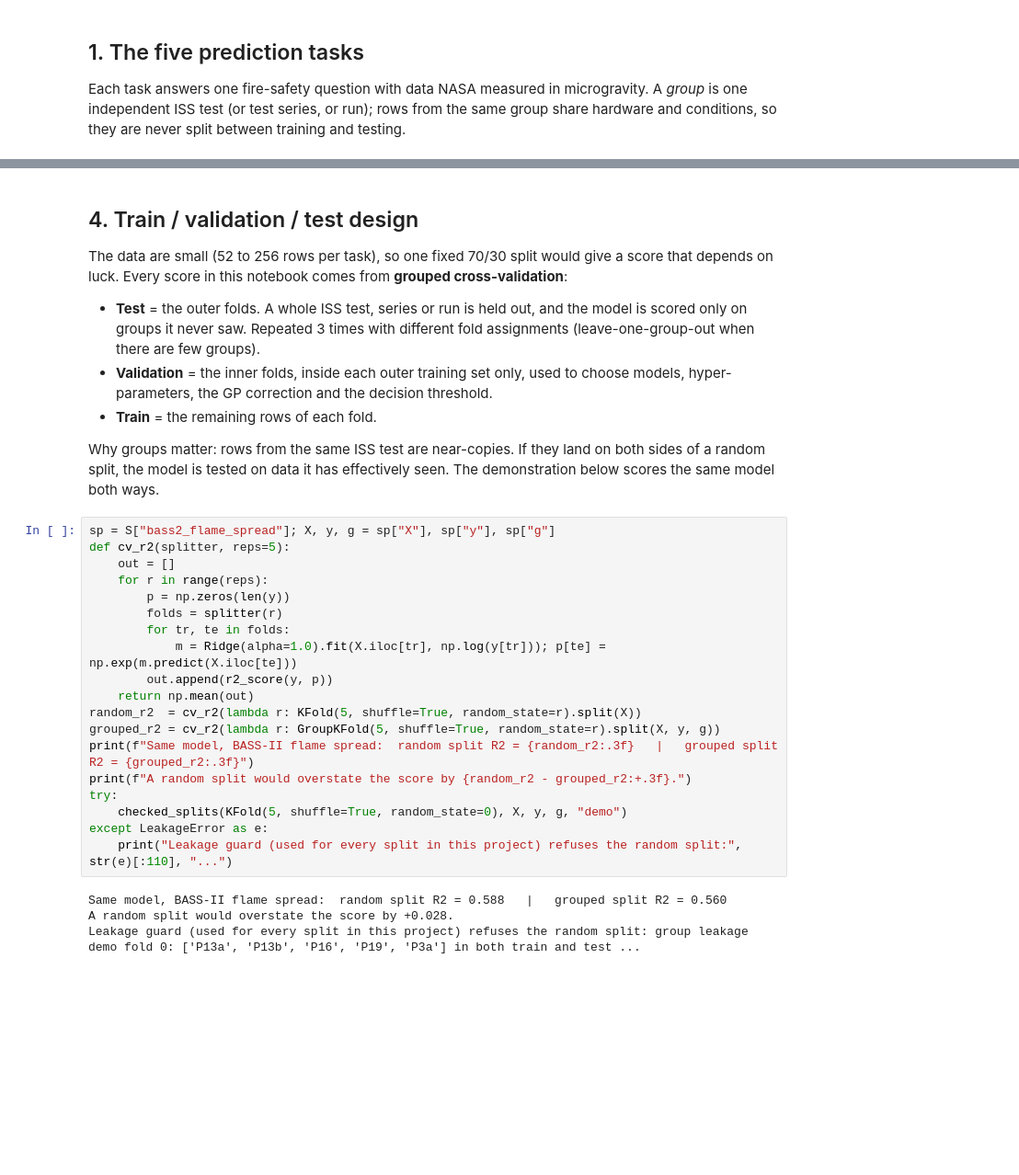
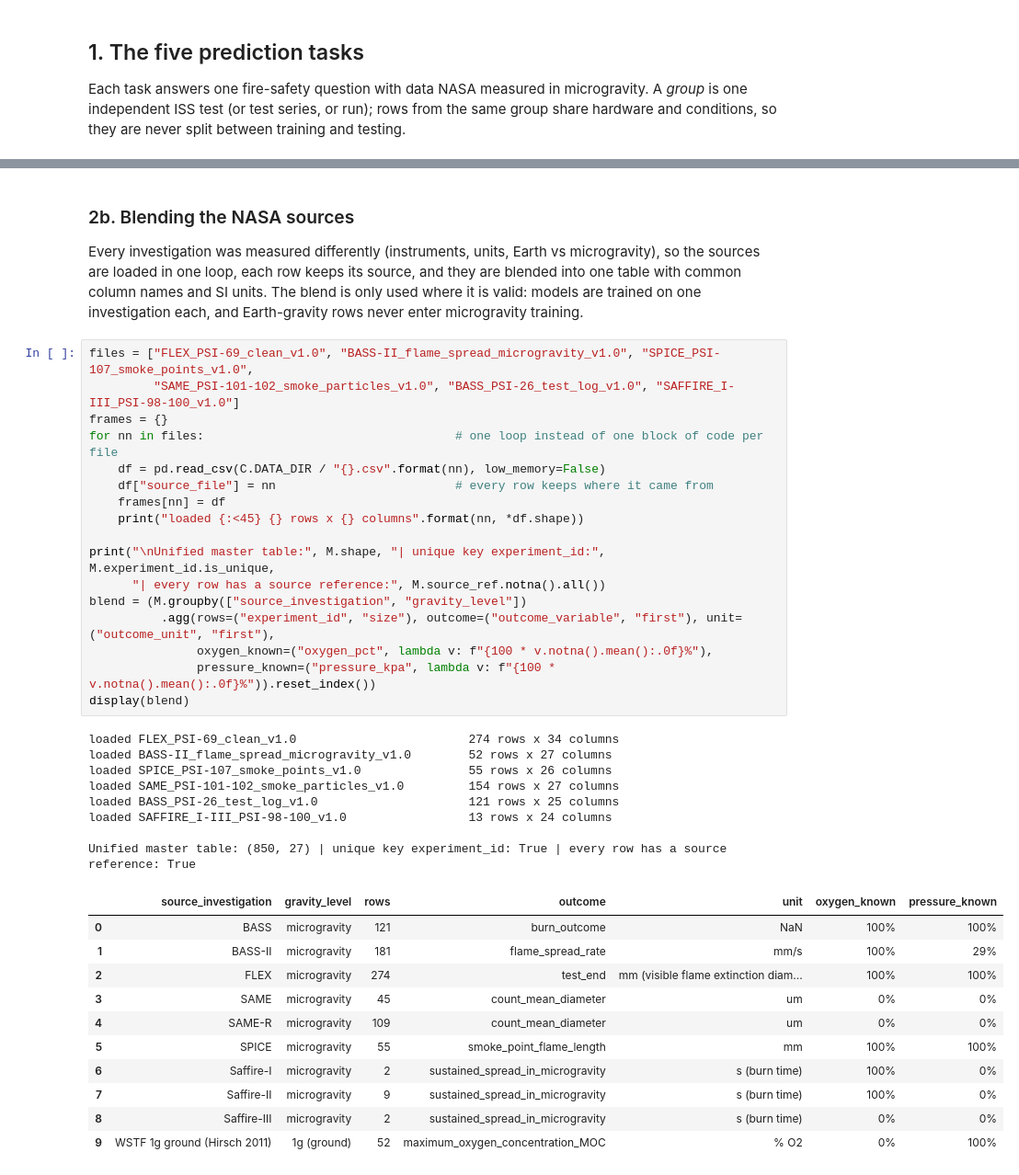
Before and after one commit to Dumbo-programmer/NASA-Space-Apps-2026, a Jupyter notebook: notebooks/AstraFlame_Full_ML_Pipeline.ipynb, the cells around one changed output, grey strips where cells are left out. Shown at 92% size. Drawn from its saved outputs; the diff is of its cells as text; blank space fills up the shorter version.

```diff
--- a/notebooks/AstraFlame_Full_ML_Pipeline.ipynb
+++ b/notebooks/AstraFlame_Full_ML_Pipeline.ipynb
@@ -154,34 +163,42 @@ Target-leak check: no feature is a copy of the target, every row has a group id
 # %% [markdown]
-## 4. Train / validation / test design
+### 2b. Blending the NASA sources
 
-The data are small (52 to 256 rows per task), so one fixed 70/30 split would give a score that depends on luck. Every score in this notebook comes from **grouped cross-validation**:
-
-* **Test** = the outer folds. A whole ISS test, series or run is held out, and the model is scored only on groups it never saw. Repeated 3 times with different fold assignments (leave-one-group-out when there are few groups).
-* **Validation** = the inner folds, inside each outer training set only, used to choose models, hyper-parameters, the GP correction and the decision threshold.
-* **Train** = the remaining rows of each fold.
-
-Why groups matter: rows from the same ISS test are near-copies. If they land on both sides of a random split, the model is tested on data it has effectively seen. The demonstration below scores the same model both ways.
+Every investigation was measured differently (instruments, units, Earth vs microgravity), so the sources are loaded in one loop, each row keeps its source, and they are blended into one table with common column names and SI units. The blend is only used where it is valid: models are trained on one investigation each, and Earth-gravity rows never enter microgravity training.
 # %%
-sp = S["bass2_flame_spread"]; X, y, g = sp["X"], sp["y"], sp["g"]
-def cv_r2(splitter, reps=5):
-    out = []
-    for r in range(reps):
-        p = np.zeros(len(y))
-        folds = splitter(r)
-        for tr, te in folds:
-            m = Ridge(alpha=1.0).fit(X.iloc[tr], np.log(y[tr])); p[te] = np.exp(m.predict(X.iloc[te]))
-        out.append(r2_score(y, p))
-    return np.mean(out)
-random_r2  = cv_r2(lambda r: KFold(5, shuffle=True, random_state=r).split(X))
-grouped_r2 = cv_r2(lambda r: GroupKFold(5, shuffle=True, random_state=r).split(X, y, g))
-print(f"Same model, BASS-II flame spread:  random split R2 = {random_r2:.3f}   |   grouped split R2 = {grouped_r2:.3f}")
-print(f"A random split would overstate the score by {random_r2 - grouped_r2:+.3f}.")
-try:
-    checked_splits(KFold(5, shuffle=True, random_state=0), X, y, g, "demo")
-except LeakageError as e:
-    print("Leakage guard (used for every split in this project) refuses the random split:", str(e)[:110], "...")
+files = ["FLEX_PSI-69_clean_v1.0", "BASS-II_flame_spread_microgravity_v1.0", "SPICE_PSI-107_smoke_points_v1.0",
+         "SAME_PSI-101-102_smoke_particles_v1.0", "BASS_PSI-26_test_log_v1.0", "SAFFIRE_I-III_PSI-98-100_v1.0"]
+frames = {}
+for nn in files:                                   # one loop instead of one block of code per file
+    df = pd.read_csv(C.DATA_DIR / "{}.csv".format(nn), low_memory=False)
+    df["source_file"] = nn                         # every row keeps where it came from
+    frames[nn] = df
+    print("loaded {:<45} {} rows x {} columns".format(nn, *df.shape))
+
+print("\nUnified master table:", M.shape, "| unique key experiment_id:", M.experiment_id.is_unique,
+      "| every row has a source reference:", M.source_ref.notna().all())
+blend = (M.groupby(["source_investigation", "gravity_level"])
+          .agg(rows=("experiment_id", "size"), outcome=("outcome_variable", "first"), unit=("outcome_unit", "first"),
+               oxygen_known=("oxygen_pct", lambda v: f"{100 * v.notna().mean():.0f}%"),
+               pressure_known=("pressure_kpa", lambda v: f"{100 * v.notna().mean():.0f}%")).reset_index())
+display(blend)
 # %% [output]
-Same model, BASS-II flame spread:  random split R2 = 0.588   |   grouped split R2 = 0.560
-A random split would overstate the score by +0.028.
-Leakage guard (used for every split in this project) refuses the random split: group leakage demo fold 0: ['P13a', 'P13b', 'P16', 'P19', 'P3a'] in both train and test ...
+loaded FLEX_PSI-69_clean_v1.0                        274 rows x 34 columns
+loaded BASS-II_flame_spread_microgravity_v1.0        52 rows x 27 columns
+loaded SPICE_PSI-107_smoke_points_v1.0               55 rows x 26 columns
+loaded SAME_PSI-101-102_smoke_particles_v1.0         154 rows x 27 columns
+loaded BASS_PSI-26_test_log_v1.0                     121 rows x 25 columns
+loaded SAFFIRE_I-III_PSI-98-100_v1.0                 13 rows x 24 columns
+
+Unified master table: (850, 27) | unique key experiment_id: True | every row has a source reference: True
+|  | source_investigation | gravity_level | rows | outcome | unit | oxygen_known | pressure_known |
+| 0 | BASS | microgravity | 121 | burn_outcome | NaN | 100% | 100% |
+| 1 | BASS-II | microgravity | 181 | flame_spread_rate | mm/s | 100% | 29% |
+| 2 | FLEX | microgravity | 274 | test_end | mm (visible flame extinction diam... | 100% | 100% |
+| 3 | SAME | microgravity | 45 | count_mean_diameter | um | 0% | 0% |
+| 4 | SAME-R | microgravity | 109 | count_mean_diameter | um | 0% | 0% |
+| 5 | SPICE | microgravity | 55 | smoke_point_flame_length | mm | 100% | 100% |
+| 6 | Saffire-I | microgravity | 2 | sustained_spread_in_microgravity | s (burn time) | 100% | 0% |
+| 7 | Saffire-II | microgravity | 9 | sustained_spread_in_microgravity | s (burn time) | 100% | 0% |
+| 8 | Saffire-III | microgravity | 2 | sustained_spread_in_microgravity | s (burn time) | 0% | 0% |
+| 9 | WSTF 1g ground (Hirsch 2011) | 1g (ground) | 52 | maximum_oxygen_concentration_MOC | % O2 | 0% | 100% |
 # %% [markdown]
```
Also changed, not shown: parts of 45 cells of this notebook.
